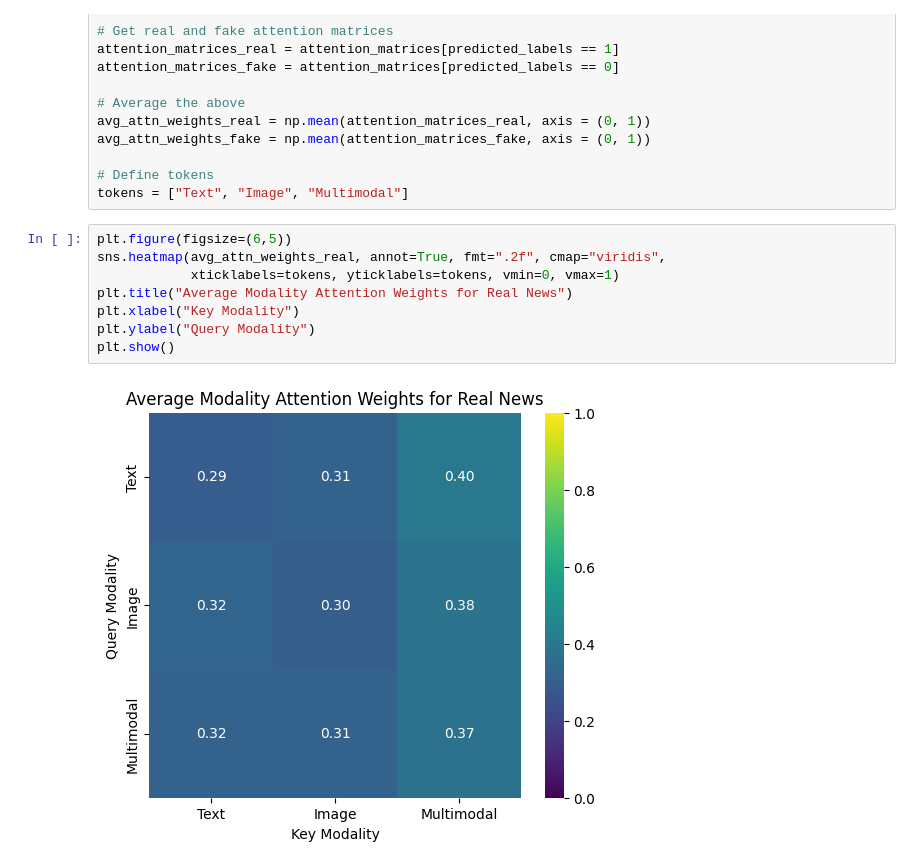
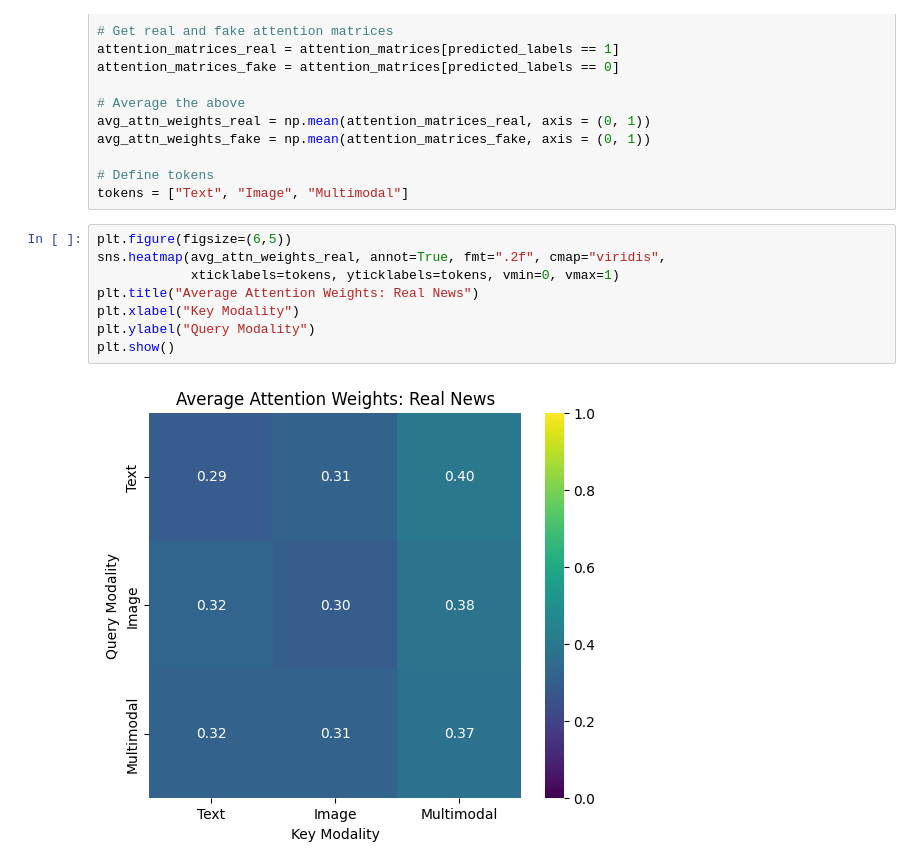
Before and after one commit to Ravi-Raghavan/ESE-5460-Final-Project, a Jupyter notebook: notebooks/multimodal/CLIP/CLIP_Models_Analysis.ipynb, the cells around one changed output. Cells and saved outputs as stored; diff of their text form.

```diff
--- a/notebooks/multimodal/CLIP/CLIP_Models_Analysis.ipynb
+++ b/notebooks/multimodal/CLIP/CLIP_Models_Analysis.ipynb
@@ -1071,13 +1071,13 @@ tokens = ["Text", "Image", "Multimodal"]
 # %%
 plt.figure(figsize=(6,5))
 sns.heatmap(avg_attn_weights_real, annot=True, fmt=".2f", cmap="viridis",
             xticklabels=tokens, yticklabels=tokens, vmin=0, vmax=1)
-plt.title("Average Modality Attention Weights for Real News")
+plt.title("Average Attention Weights: Real News")
 plt.xlabel("Key Modality")
 plt.ylabel("Query Modality")
 plt.show()
 # %% [output]
-[figure, old version]
+[figure, new version]
 # %%
 plt.figure(figsize=(6,5))
 sns.heatmap(avg_attn_weights_fake, annot=True, fmt=".2f", cmap="viridis",
```
Also changed, not shown: parts of 1 cell of this notebook, 1 other file.
